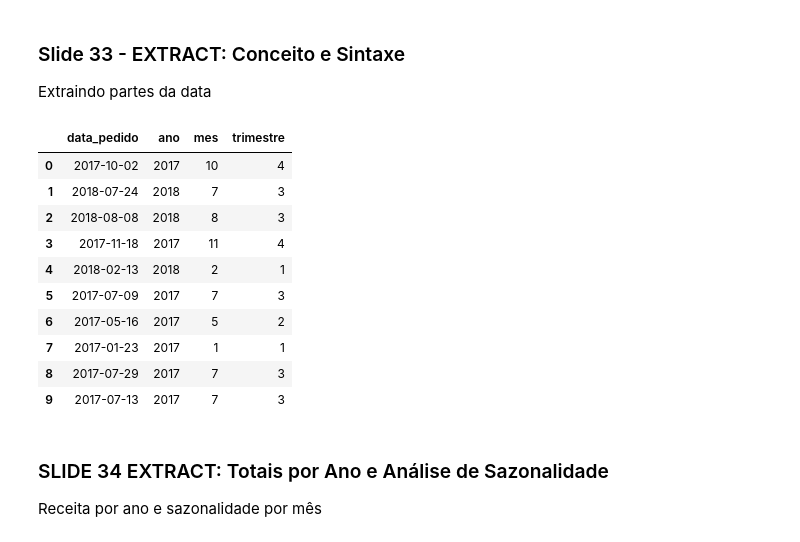
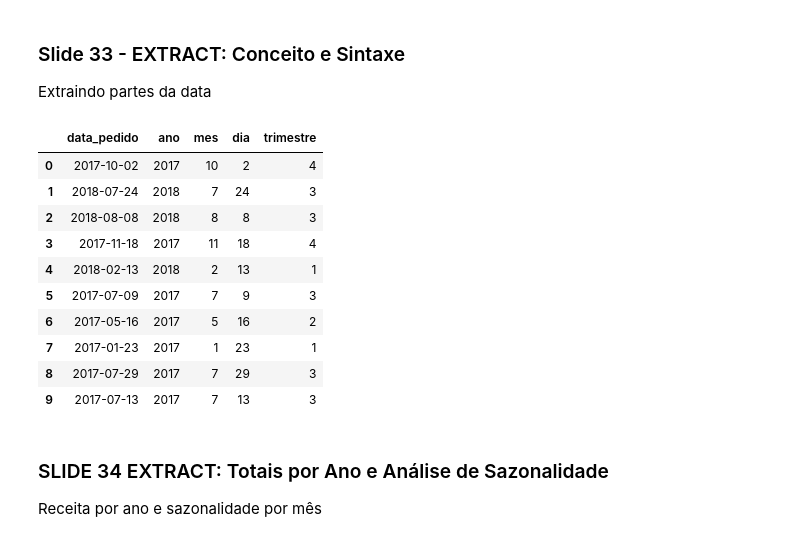
Before and after one commit to samuelbucco/Semana_9, a Jupyter notebook: samuel_bucco/SEMANA_9.ipynb, the cells around one changed output. Cells and saved outputs as stored; diff of their text form; code cells hidden in the pictures.

```diff
--- a/samuel_bucco/SEMANA_9.ipynb
+++ b/samuel_bucco/SEMANA_9.ipynb
@@ -679,25 +679,26 @@ Extraindo partes da data
 # %%
 banco_dados.sql("""
 SELECT
     CAST(t.data AS DATE) AS data_pedido,
     EXTRACT(YEAR FROM CAST(t.data AS DATE)) AS ano,
     EXTRACT(MONTH FROM CAST(t.data AS DATE)) AS mes,
+    EXTRACT(DAY FROM CAST(t.data AS DATE)) AS dia,
     EXTRACT(QUARTER FROM CAST(t.data AS DATE)) AS trimestre,
     FROM dim_tempo t
     LIMIT 10
 """).df()
 # %% [output]
-|  | data_pedido | ano | mes | trimestre |
-| 0 | 2017-10-02 | 2017 | 10 | 4 |
-| 1 | 2018-07-24 | 2018 | 7 | 3 |
-| 2 | 2018-08-08 | 2018 | 8 | 3 |
-| 3 | 2017-11-18 | 2017 | 11 | 4 |
-| 4 | 2018-02-13 | 2018 | 2 | 1 |
-| 5 | 2017-07-09 | 2017 | 7 | 3 |
-| 6 | 2017-05-16 | 2017 | 5 | 2 |
-| 7 | 2017-01-23 | 2017 | 1 | 1 |
-| 8 | 2017-07-29 | 2017 | 7 | 3 |
-| 9 | 2017-07-13 | 2017 | 7 | 3 |
+|  | data_pedido | ano | mes | dia | trimestre |
+| 0 | 2017-10-02 | 2017 | 10 | 2 | 4 |
+| 1 | 2018-07-24 | 2018 | 7 | 24 | 3 |
+| 2 | 2018-08-08 | 2018 | 8 | 8 | 3 |
+| 3 | 2017-11-18 | 2017 | 11 | 18 | 4 |
+| 4 | 2018-02-13 | 2018 | 2 | 13 | 1 |
+| 5 | 2017-07-09 | 2017 | 7 | 9 | 3 |
+| 6 | 2017-05-16 | 2017 | 5 | 16 | 2 |
+| 7 | 2017-01-23 | 2017 | 1 | 23 | 1 |
+| 8 | 2017-07-29 | 2017 | 7 | 29 | 3 |
+| 9 | 2017-07-13 | 2017 | 7 | 13 | 3 |
 # %% [markdown]
 ### SLIDE 34 EXTRACT: Totais por Ano e Análise de Sazonalidade
 Receita por ano e sazonalidade por mês
```
Also changed, not shown: 2 other files.
